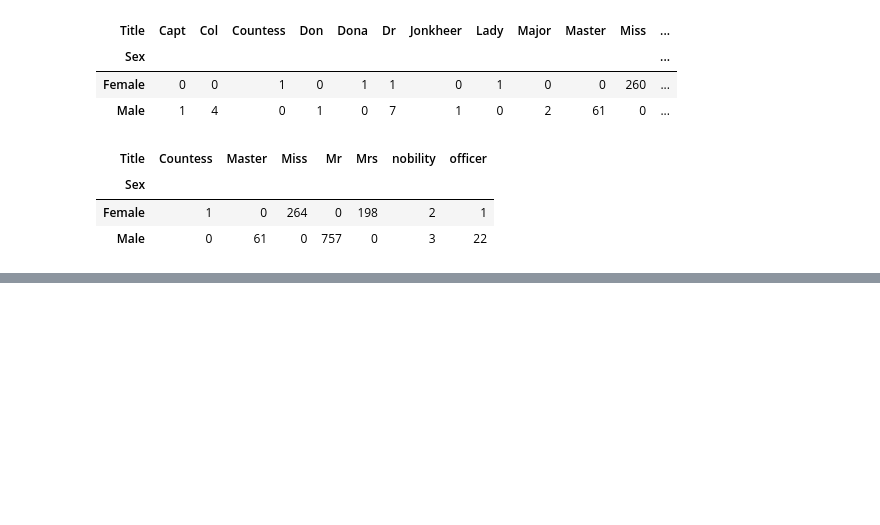
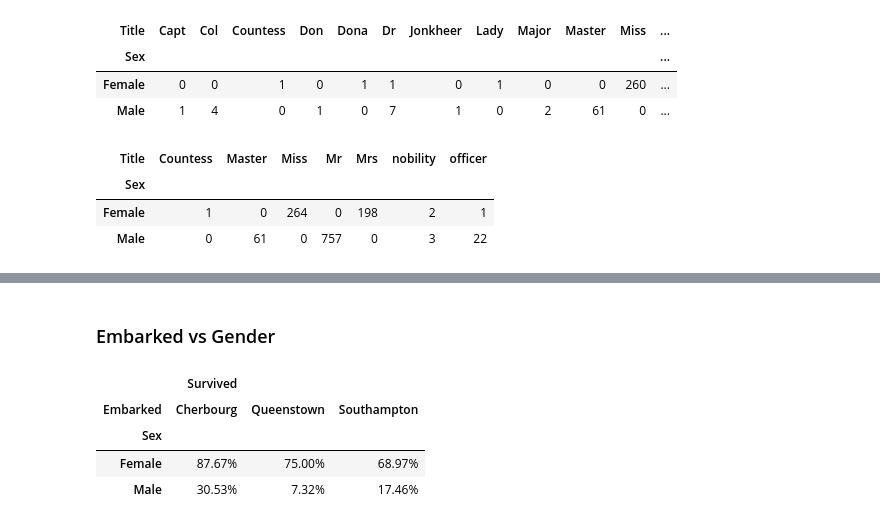
Before and after one commit to abhirajan1998/Data-Science-Learning-Project, a Jupyter notebook: Titanic Survival Prediction/EDA.ipynb, the cells around one changed output, grey strips where cells are left out. Cells and saved outputs as stored; diff of their text form; code cells hidden in the pictures; blank space fills up the shorter version.

```diff
--- a/Titanic Survival Prediction/EDA.ipynb
+++ b/Titanic Survival Prediction/EDA.ipynb
@@ -461,0 +549,10 @@ all_data.groupby(['Sex','Title']).size().unstack(fill_value=0)
+# %% [markdown]
+### Embarked vs Gender
+# %%
+train_df.pivot_table(index='Sex', columns='Embarked', aggfunc={'Survived': average}).rename(columns=embark)
+# %% [output]
+|  | Survived |  |  |
+| Embarked | Cherbourg | Queenstown | Southampton |
+| Sex |  |  |  |
+| Female | 87.67% | 75.00% | 68.97% |
+| Male | 30.53% | 7.32% | 17.46% |
```
Also changed, not shown: parts of 25 cells of this notebook.
